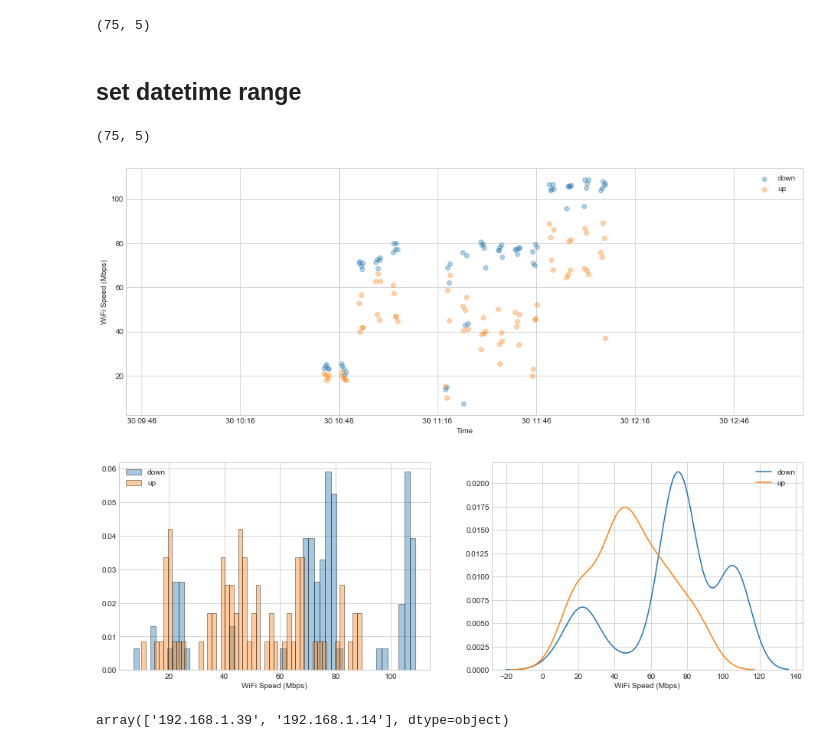
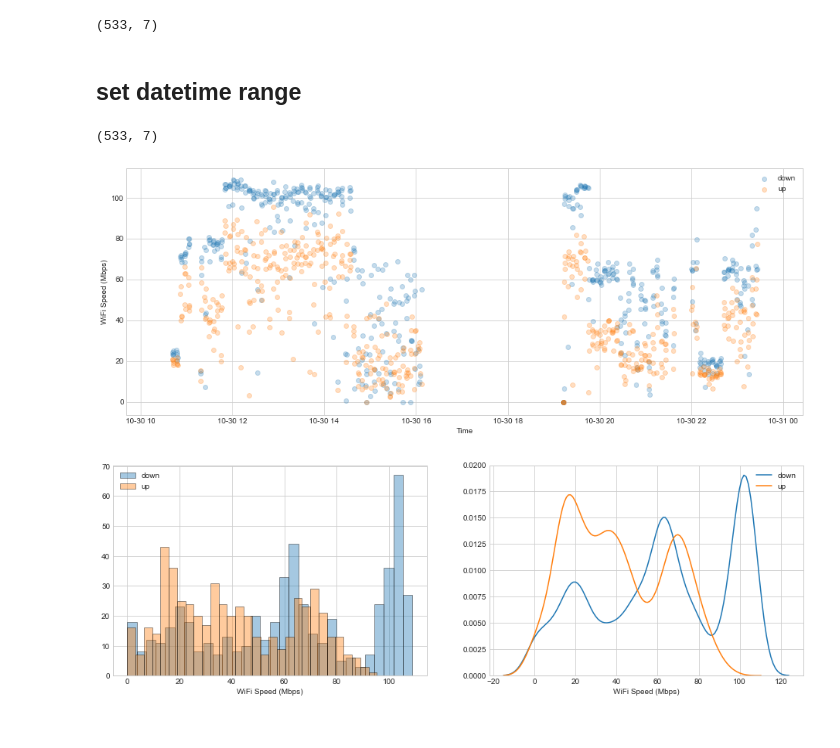
Before and after one commit to areichel90/network_analysis, a Jupyter notebook: Untitled.ipynb, the cells around one changed output. Cells and saved outputs as stored; diff of their text form; code cells hidden in the pictures.

Commit message:
added ip address and ssid; updates to analysis

```diff
--- a/Untitled.ipynb
+++ b/Untitled.ipynb
@@ -4,13 +4,21 @@ import matplotlib.pyplot as plt
 import seaborn as sns
 import datetime
 
+''' read in data and format test time '''
 df = pd.read_csv('wifi_test.csv', index_col=0)
 df = df.reset_index()
 df['test_time']=df['index'].apply(lambda x: datetime.datetime.strptime(x, '%Y%m%d_%H:%M:%S'))
+
+''' encode deivce ssid '''
+ssid_dict = {}
+for c,i in enumerate(df.device_ssid.unique()):
+    ssid_dict[i] = c+1
+
+df['ssid_id'] = df.device_ssid.apply(lambda x: ssid_dict[x])
 # %%
 df.shape
 # %% [output]
-(75, 5)
+(533, 7)
 # %% [markdown]
 ## set datetime range
 # %%
@@ -21,34 +29,41 @@ df = df[(df.test_time>dt_start)&(df.test_time<dt_end)]
 
 df.shape
 # %% [output]
-(75, 5)
+(533, 7)
 # %%
 plt.style.use('seaborn-whitegrid')
 
+edgecolors = ['red','green','yellow','black']
+fillcolors = {'up':'blue',
+              'down':'orange'}
+df['color'] = df.ssid_id.apply(lambda x: edgecolors[x-1])
 fig = plt.figure(figsize=(16,6))
 ax = fig.add_subplot(111)
 for i in df[['down','up']]:
-    ax.scatter(x=df.test_time.values, y=df[i], alpha=0.35, label=i)
+    ax.scatter(x=df.test_time.values, y=df[i],
+               alpha=0.25,
+               #facecolors=fillcolors[i],
+               #color=fillcolors[i],
+               #edgecolor=df.color,
+               #plotnonfinite=True,
+               label=i)
 
 ax.set_xlim(df.test_time.min() - datetime.timedelta(hours=1),
             df.test_time.max() + datetime.timedelta(hours=1))
 ax.set_xlabel('Time')
 ax.set_ylabel('WiFi Speed (Mbps)')
 ax.legend()
 
 fig = plt.figure(figsize=(16,5))
 ax2 = fig.add_subplot(121)
 ax3 = fig.add_subplot(122)
 for i in df[['down','up']]:
-    ax2.hist(df[i].fillna(0), bins=50, edgecolor='black', alpha=0.4,density=True)
-    sns.kdeplot(df[i].fillna(0))
+    ax2.hist(df[i].fillna(0), bins=30, edgecolor='black', alpha=0.4,density=False)
+    sns.kdeplot(df[i].fillna(0), bw=5)
+
 ax2.set_xlabel('WiFi Speed (Mbps)')
 ax2.legend()
 ax3.set_xlabel('WiFi Speed (Mbps)');
 # %% [output]
-[figure, old version]
+[figure, new version]
-[figure, old version]
+[figure, new version]
-# %%
-df.device_ip.unique()
-# %% [output]
-array(['192.168.1.39', '192.168.1.14'], dtype=object)
```
Also changed, not shown: parts of 1 cell of this notebook, 1 other file.
